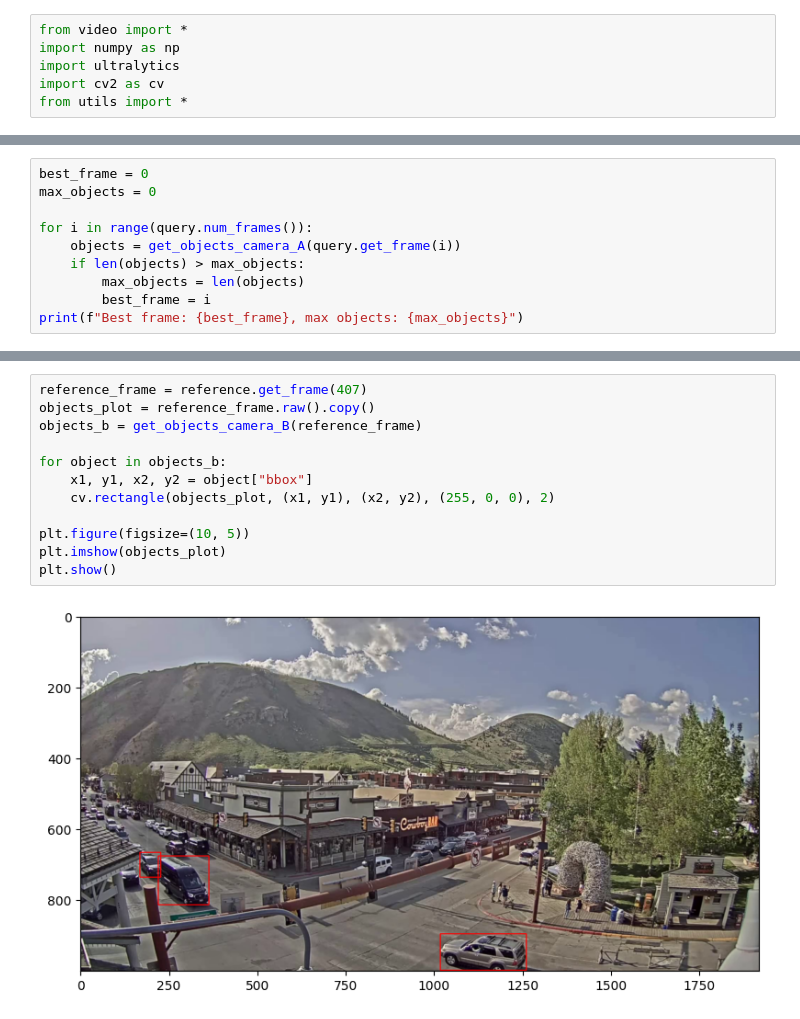
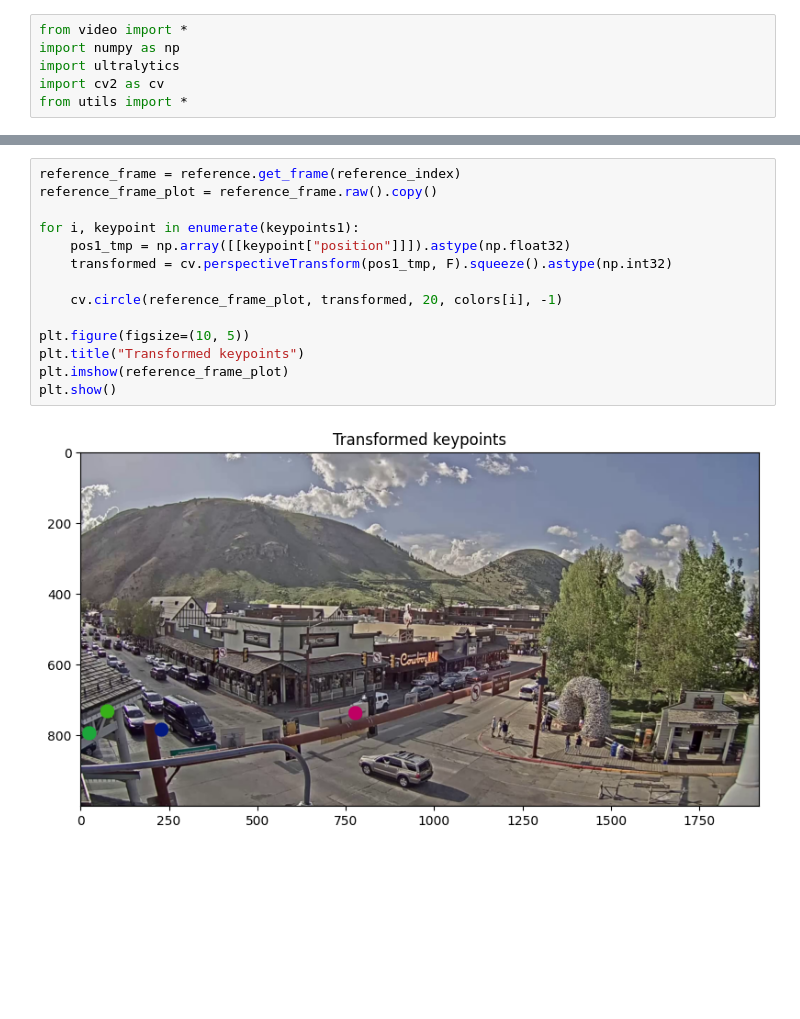
Before and after one commit to visanalexandru/CV-Project2, a Jupyter notebook: task1.ipynb, the cells around one changed output, grey strips where cells are left out. Saved outputs shown, nothing was run; the diff lists cells and outputs as text; blank space fills up the shorter version.

```diff
--- a/task1.ipynb
+++ b/task1.ipynb
@@ -37,10 +41,0 @@ def get_objects_camera_B(frame):
-# %%
-best_frame = 0
-max_objects = 0
-
-for i in range(query.num_frames()):
-    objects = get_objects_camera_A(query.get_frame(i))
-    if len(objects) > max_objects:
-        max_objects = len(objects)
-        best_frame = i
-print(f"Best frame: {best_frame}, max objects: {max_objects}")
@@ -65,17 +101,19 @@ plt.show()
-# %%
-reference_frame = reference.get_frame(407)
-objects_plot = reference_frame.raw().copy()
-objects_b = get_objects_camera_B(reference_frame)
-
-for object in objects_b:
-    x1, y1, x2, y2 = object["bbox"]
-    cv.rectangle(objects_plot, (x1, y1), (x2, y2), (255, 0, 0), 2)
-
-plt.figure(figsize=(10, 5))
-plt.imshow(objects_plot)
-plt.show()
-# %% [output]
-[figure, removed]
+# %%
+reference_frame = reference.get_frame(reference_index)
+reference_frame_plot = reference_frame.raw().copy()
+
+for i, keypoint in enumerate(keypoints1):
+    pos1_tmp = np.array([[keypoint["position"]]]).astype(np.float32)
+    transformed = cv.perspectiveTransform(pos1_tmp, F).squeeze().astype(np.int32)
+
+    cv.circle(reference_frame_plot, transformed, 20, colors[i], -1)
+
+plt.figure(figsize=(10, 5))
+plt.title("Transformed keypoints")
+plt.imshow(reference_frame_plot)
+plt.show()
+# %% [output]
+[figure, added]
 # %%
 matching_query = query_frame.raw().copy()
 matching_reference = reference_frame.raw().copy()
```
Also changed, not shown: parts of 13 cells of this notebook.
